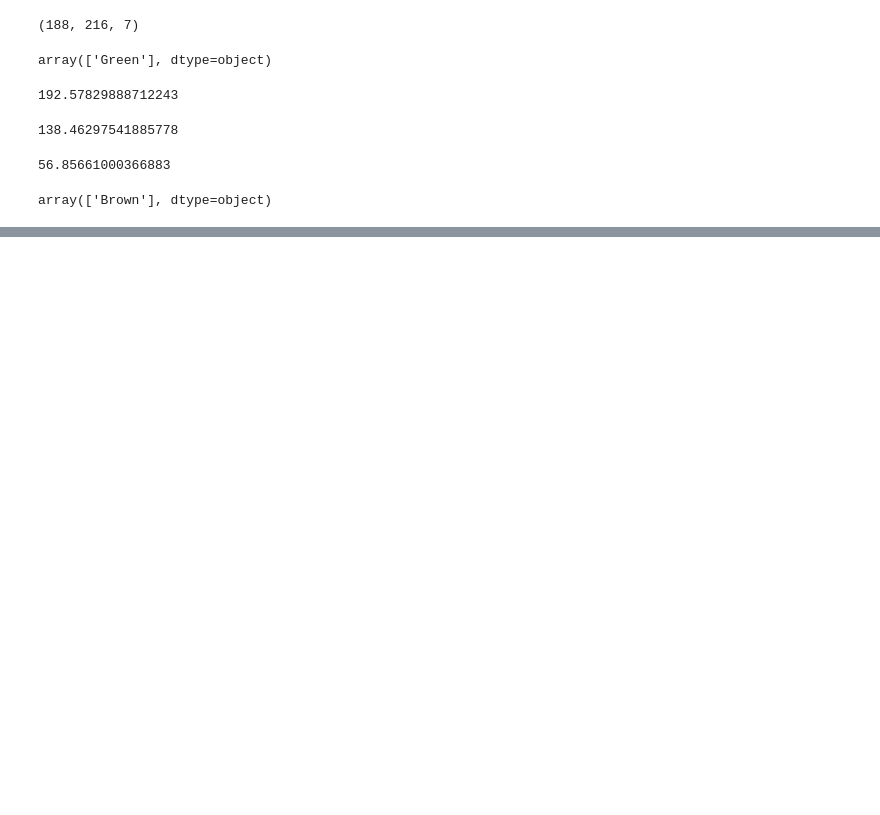
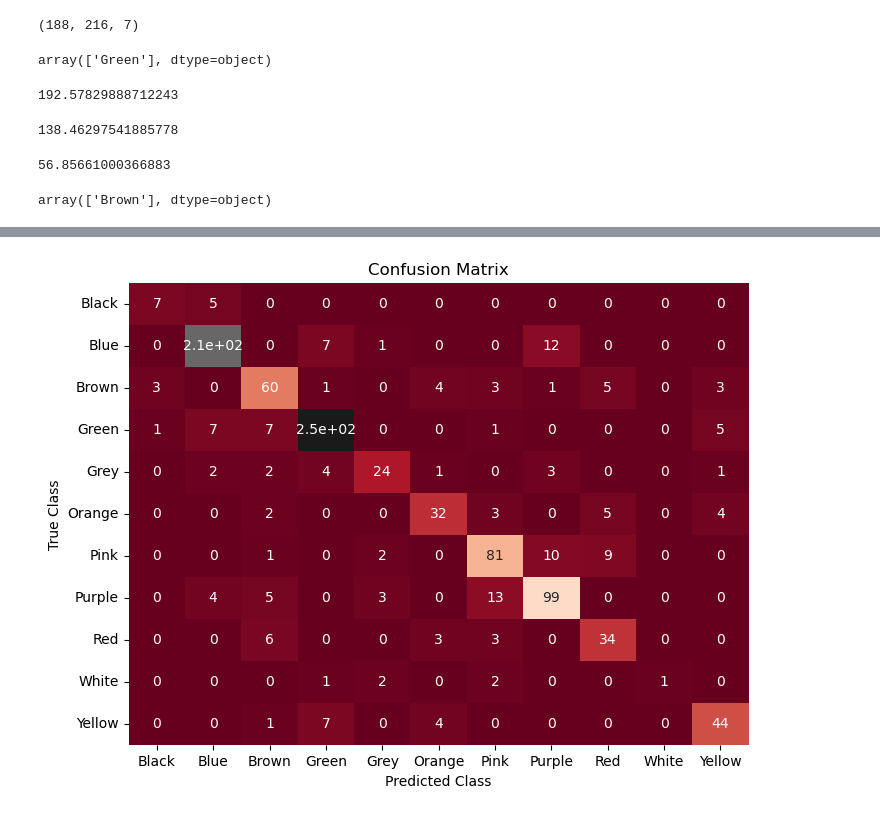
Before and after one commit to Nnadozi/HackOHI-O-2025, a Jupyter notebook: app/backend/model_dev.ipynb, the cells around one changed output, grey strips where cells are left out. Saved outputs shown, nothing was run; the diff lists cells and outputs as text; code cells hidden in the pictures; blank space fills up the shorter version.

```diff
--- a/app/backend/model_dev.ipynb
+++ b/app/backend/model_dev.ipynb
@@ -116,0 +184,18 @@ array(['Brown'], dtype=object)
+# %%
+from sklearn.metrics import confusion_matrix
+
+# Make predictions on the test set
+y_pred = model.predict(X_test)
+
+# Compute the matrix
+mat = confusion_matrix(y_test,y_pred)
+
+# Plot the matrix
+plt.figure(figsize=(8,6))
+sns.heatmap(mat, annot=True, cmap="RdGy", xticklabels=model.classes_, yticklabels=model.classes_, cbar=False)
+plt.title('Confusion Matrix')
+plt.xlabel('Predicted Class')
+plt.ylabel('True Class')
+plt.show()
+# %% [output]
+[figure, added]
```
Also changed, not shown: parts of 3 cells of this notebook, 1 other file.
